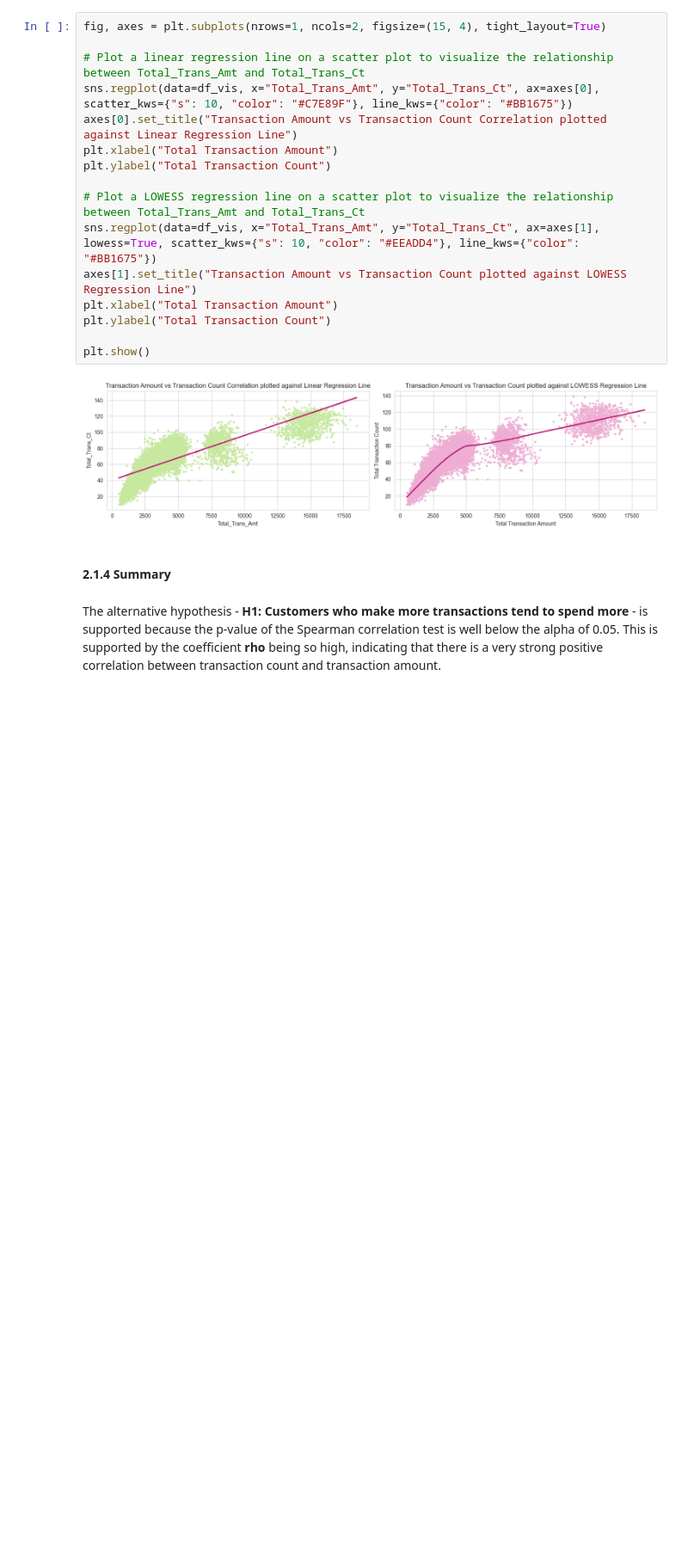
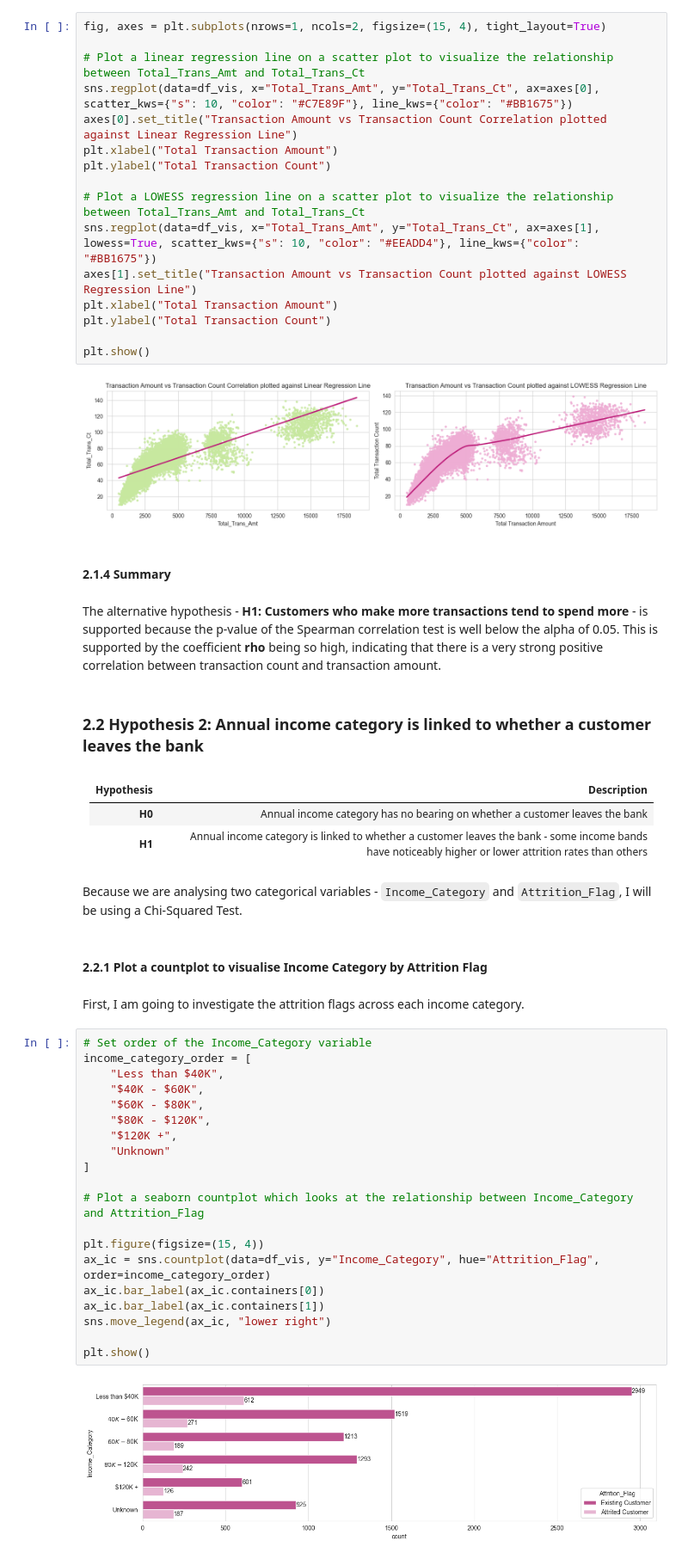
Before and after one commit to elhope23/credit-card-customer-churn-analysis, a Jupyter notebook: jupyter_notebooks/Stage3-Visualisation.ipynb, the cells around one changed output. Shown at 86% size. Cells and saved outputs as stored; diff of their text form; blank space fills up the shorter version.

Commit message:
Stage 3 | H2: Plot countplot, perform Chi-Squared test, summarise results

```diff
--- a/jupyter_notebooks/Stage3-Visualisation.ipynb
+++ b/jupyter_notebooks/Stage3-Visualisation.ipynb
@@ -534,3 +534,38 @@ plt.show()
 #### **2.1.4 Summary**
 # %% [markdown]
 The alternative hypothesis - **H1: Customers who make more transactions tend to spend more** - is supported because the p-value of the Spearman correlation test is well below the alpha of 0.05. This is supported by the coefficient **rho** being so high, indicating that there is a very strong positive correlation between transaction count and transaction amount.
+# %% [markdown]
+### **2.2 Hypothesis 2: Annual income category is linked to whether a customer leaves the bank**
+# %% [markdown]
+| **Hypothesis** | **Description** |
+| -------------- | --------------- |
+| **H0** | Annual income category has no bearing on whether a customer leaves the bank |
+| **H1** | Annual income category is linked to whether a customer leaves the bank - some income bands have noticeably higher or lower attrition rates than others |
+# %% [markdown]
+Because we are analysing two categorical variables - `Income_Category` and `Attrition_Flag`, I will be using a Chi-Squared Test.
+# %% [markdown]
+#### **2.2.1 Plot a countplot to visualise Income Category by Attrition Flag**
+# %% [markdown]
+First, I am going to investigate the attrition flags across each income category.
+# %%
+# Set order of the Income_Category variable
+income_category_order = [
+    "Less than $40K",
+    "$40K - $60K",
+    "$60K - $80K",
+    "$80K - $120K",
+    "$120K +",
+    "Unknown"
+]
+
+# Plot a seaborn countplot which looks at the relationship between Income_Category and Attrition_Flag
+
+plt.figure(figsize=(15, 4))
+ax_ic = sns.countplot(data=df_vis, y="Income_Category", hue="Attrition_Flag", order=income_category_order)
+ax_ic.bar_label(ax_ic.containers[0])
+ax_ic.bar_label(ax_ic.containers[1])
+sns.move_legend(ax_ic, "lower right")
+
+plt.show()
+# %% [output]
+[figure, added]
```
Also changed, not shown: parts of 9 cells of this notebook.
